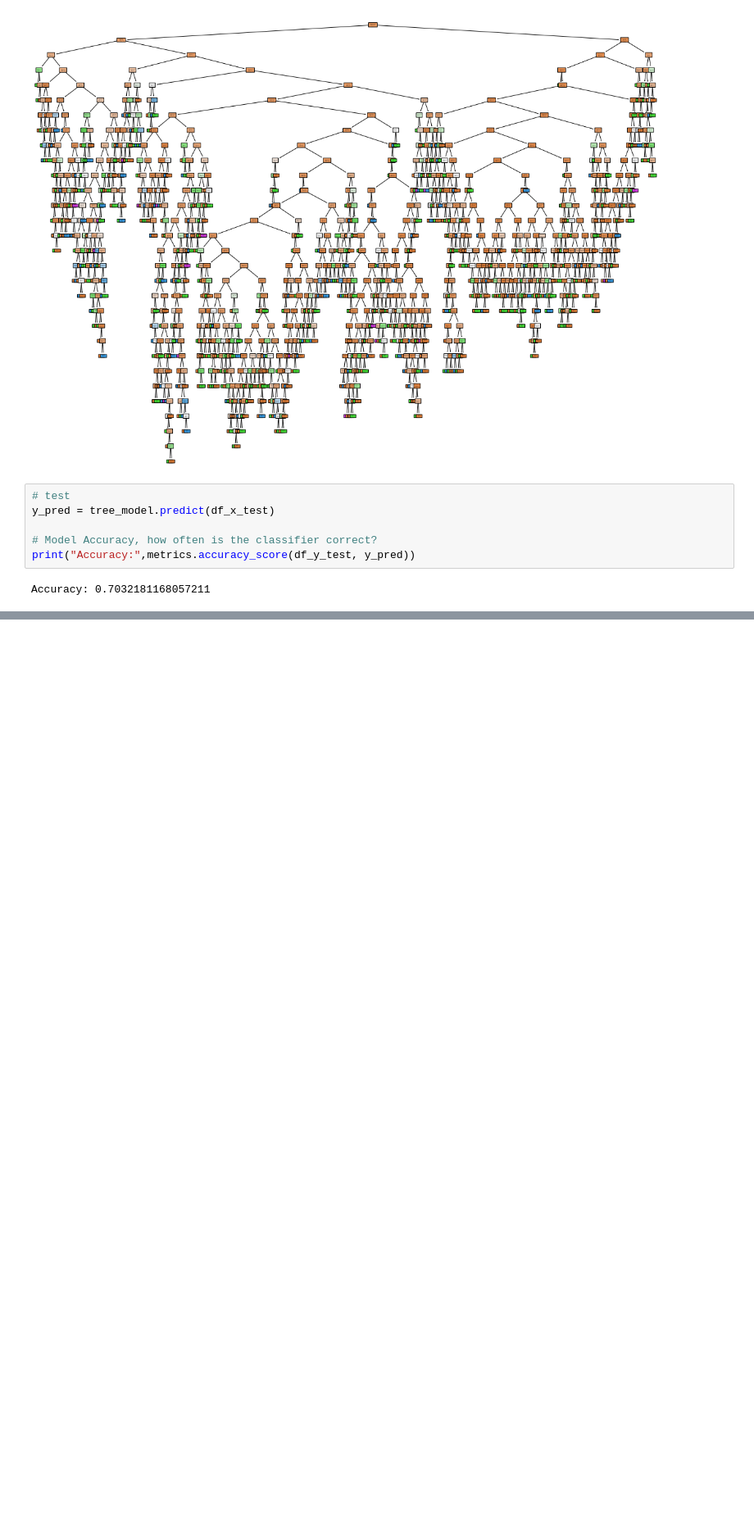
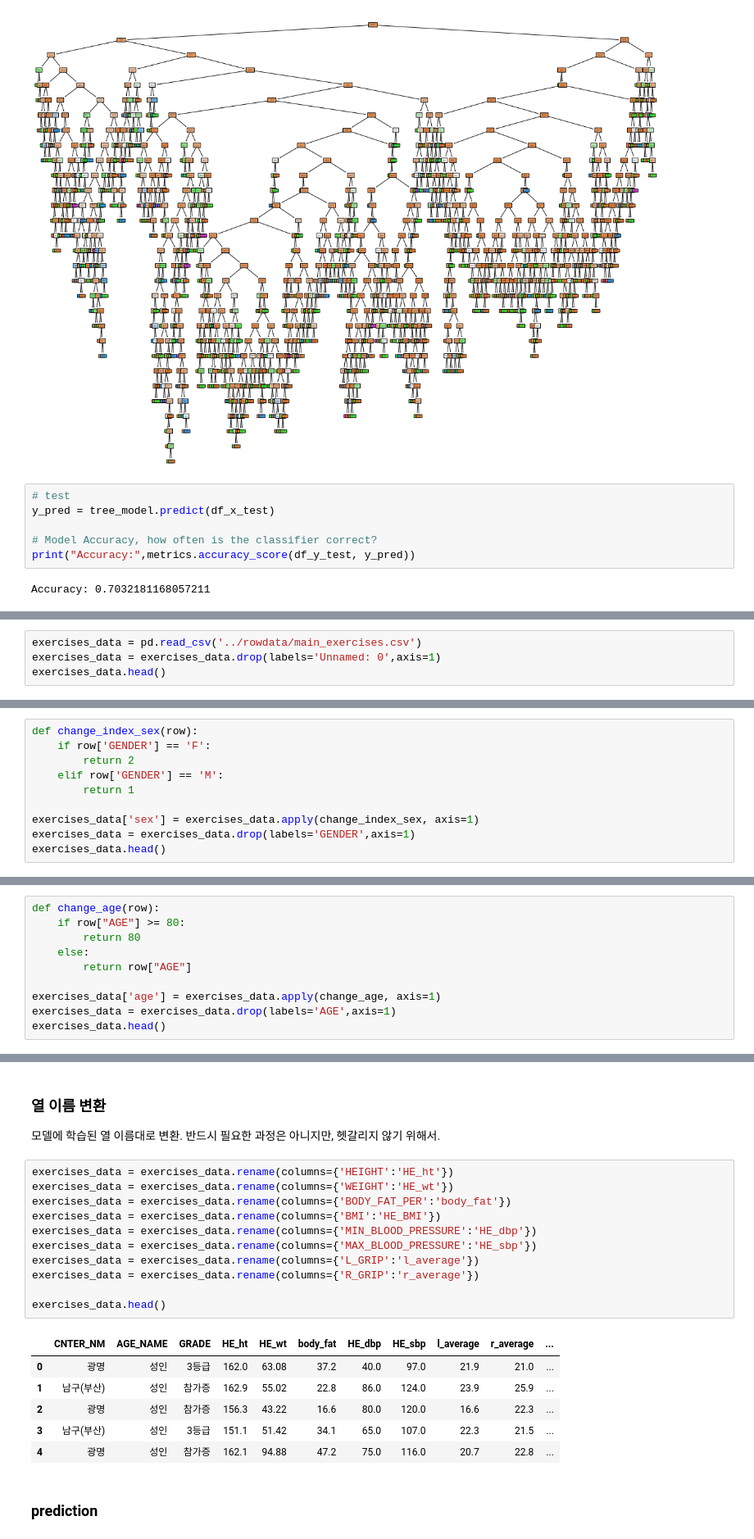
Before and after one commit to sparksub/DM-Termproject, a Jupyter notebook: decision_tree/decision-tree-depression.ipynb, the cells around one changed output, grey strips where cells are left out. Shown at 82% size. Cells and saved outputs as stored; diff of their text form; blank space fills up the shorter version.

```diff
--- a/decision_tree/decision-tree-depression.ipynb
+++ b/decision_tree/decision-tree-depression.ipynb
@@ -159,0 +181,4 @@ Accuracy: 0.8265792610250298
+# %%
+exercises_data = pd.read_csv('../rowdata/main_exercises.csv')
+exercises_data = exercises_data.drop(labels='Unnamed: 0',axis=1)
+exercises_data.head()
@@ -159,0 +194,10 @@ Accuracy: 0.8265792610250298
+# %%
+def change_index_sex(row):
+    if row['GENDER'] == 'F':
+        return 2
+    elif row['GENDER'] == 'M':
+        return 1
+
+exercises_data['sex'] = exercises_data.apply(change_index_sex, axis=1)
+exercises_data = exercises_data.drop(labels='GENDER',axis=1)
+exercises_data.head()
@@ -159,0 +213,10 @@ Accuracy: 0.8265792610250298
+# %%
+def change_age(row):
+    if row["AGE"] >= 80:
+        return 80
+    else:
+        return row["AGE"]
+
+exercises_data['age'] = exercises_data.apply(change_age, axis=1)
+exercises_data = exercises_data.drop(labels='AGE',axis=1)
+exercises_data.head()
@@ -159,0 +230,23 @@ Accuracy: 0.8265792610250298
+# %% [markdown]
+### 열 이름 변환
+모델에 학습된 열 이름대로 변환. 반드시 필요한 과정은 아니지만, 헷갈리지 않기 위해서.
+# %%
+exercises_data = exercises_data.rename(columns={'HEIGHT':'HE_ht'})
+exercises_data = exercises_data.rename(columns={'WEIGHT':'HE_wt'})
+exercises_data = exercises_data.rename(columns={'BODY_FAT_PER':'body_fat'})
+exercises_data = exercises_data.rename(columns={'BMI':'HE_BMI'})
+exercises_data = exercises_data.rename(columns={'MIN_BLOOD_PRESSURE':'HE_dbp'})
+exercises_data = exercises_data.rename(columns={'MAX_BLOOD_PRESSURE':'HE_sbp'})
+exercises_data = exercises_data.rename(columns={'L_GRIP':'l_average'})
+exercises_data = exercises_data.rename(columns={'R_GRIP':'r_average'})
+
+exercises_data.head()
+# %% [output]
+|  | CNTER_NM | AGE_NAME | GRADE | HE_ht | HE_wt | body_fat | HE_dbp | HE_sbp | l_average | r_average | ... |
+| 0 | 광명 | 성인 | 3등급 | 162.0 | 63.08 | 37.2 | 40.0 | 97.0 | 21.9 | 21.0 | ... |
+| 1 | 남구(부산) | 성인 | 참가증 | 162.9 | 55.02 | 22.8 | 86.0 | 124.0 | 23.9 | 25.9 | ... |
+| 2 | 광명 | 성인 | 참가증 | 156.3 | 43.22 | 16.6 | 80.0 | 120.0 | 16.6 | 22.3 | ... |
+| 3 | 남구(부산) | 성인 | 3등급 | 151.1 | 51.42 | 34.1 | 65.0 | 107.0 | 22.3 | 21.5 | ... |
+| 4 | 광명 | 성인 | 참가증 | 162.1 | 94.88 | 47.2 | 75.0 | 116.0 | 20.7 | 22.8 | ... |
+# %% [markdown]
+### prediction
```
Also changed, not shown: parts of 21 cells of this notebook, 3 other files.
